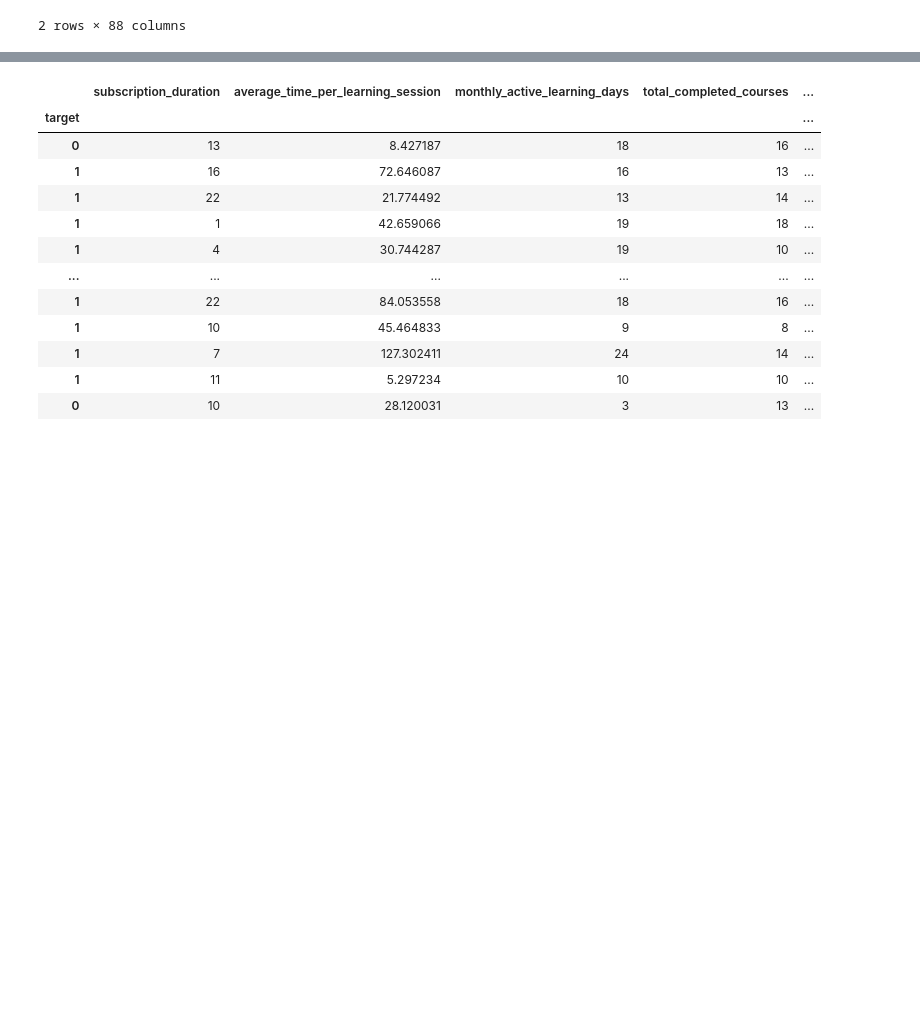
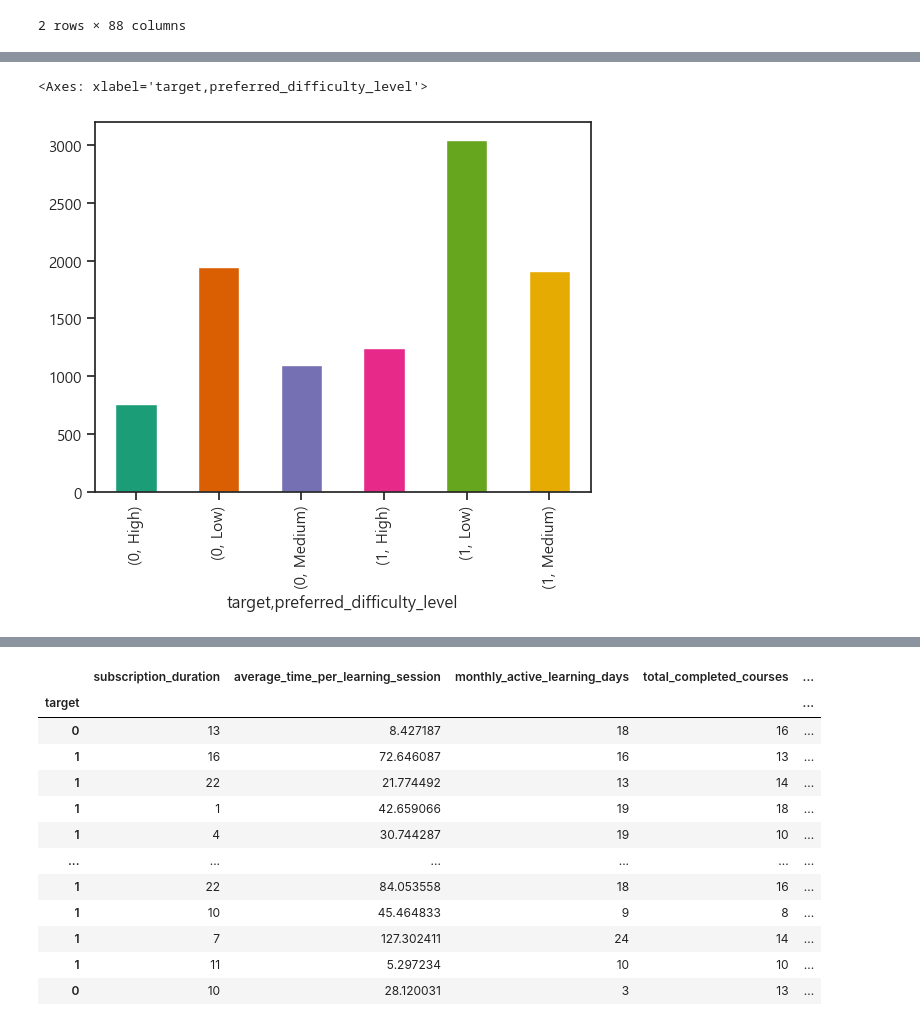
Before and after one commit to hana-K-918/wassup3, a Jupyter notebook: 05_Data_Analysis/hk_miniprj.ipynb, the cells around one changed output, grey strips where cells are left out. Cells and saved outputs as stored; diff of their text form; code cells hidden in the pictures; blank space fills up the shorter version.

```diff
--- a/05_Data_Analysis/hk_miniprj.ipynb
+++ b/05_Data_Analysis/hk_miniprj.ipynb
@@ -311,0 +457,5 @@ df2
+# %%
+df.groupby(['target','preferred_difficulty_level']).size().plot(kind='bar', color=sns.palettes.mpl_palette('Dark2'))
+# %% [output]
+<Axes: xlabel='target,preferred_difficulty_level'>
+[figure, added]
```
Also changed, not shown: parts of 27 cells of this notebook.
